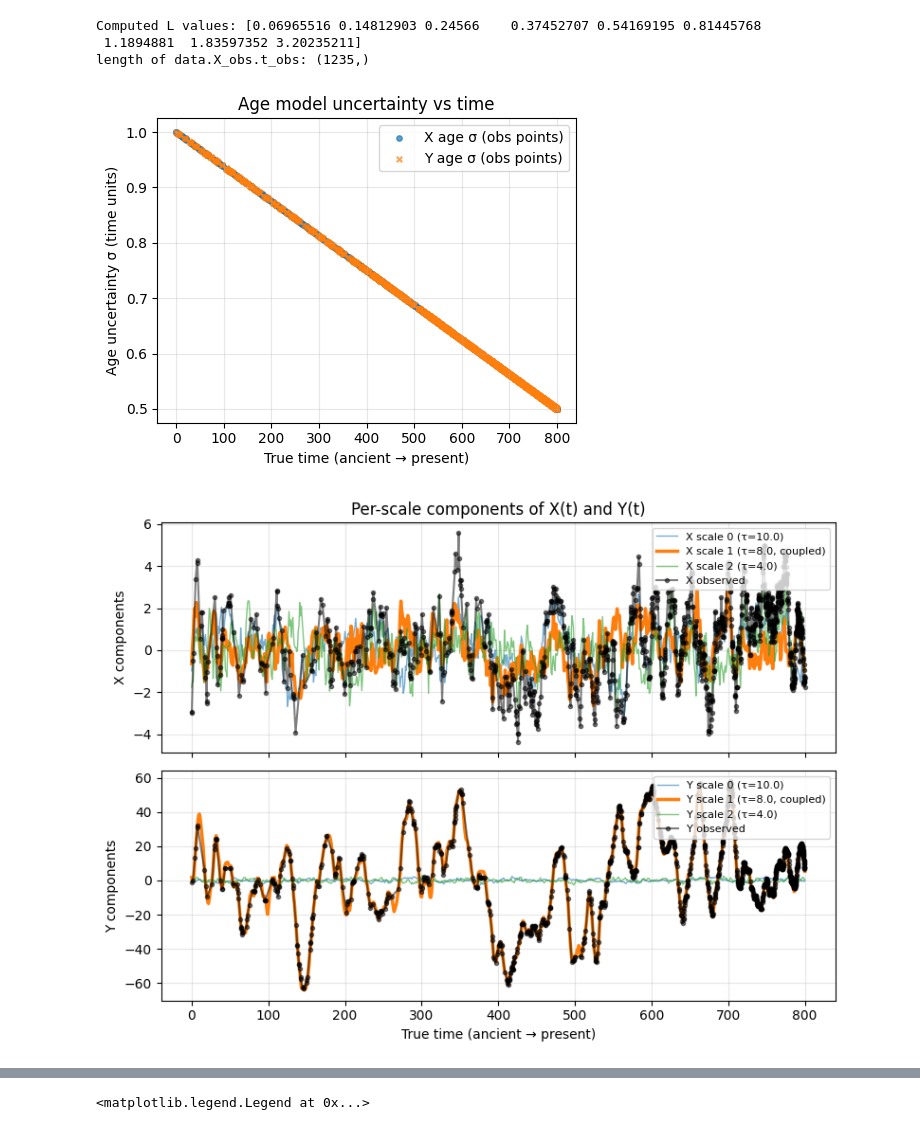
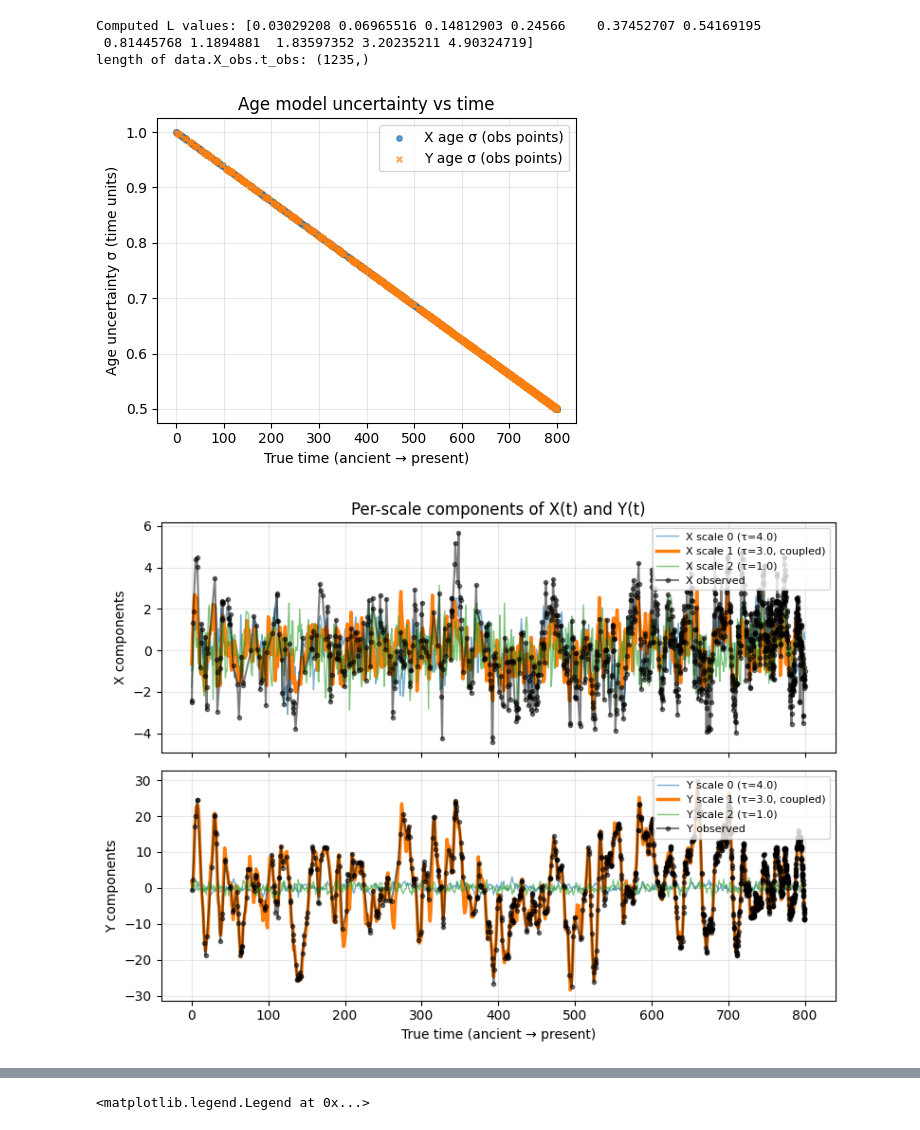
Before and after one commit to Peisong-Zheng/MISTE, a Jupyter notebook: test.ipynb, the cells around one changed output, grey strips where cells are left out. Cells and saved outputs as stored; diff of their text form; code cells hidden in the pictures.

```diff
--- a/test.ipynb
+++ b/test.ipynb
@@ -5,38 +5,38 @@ from MISTE import syn_data as sd
 
 import numpy as np
 
 import importlib
 importlib.reload(sd)
 importlib.reload(mc)
 
 # 1) Generate synthetic data
 data = sd.generate_miste_synthetic_data(
     t_min=0.0,
     t_max=800.0,
     dt_true=0.1,
-    tau_scales=(10.0, 8.0, 4),
+    tau_scales=(4, 3, 1.0),
     coupled_scale_index=1,
     coupling_strength=0.5,
     gap_old=2.0,
     gap_young=0.1,
     n_ensembles=100,
     random_state=123,
     sigma_old=1.0,
     sigma_young=0.5,
     if_plot=True,
 )
 
-L_values=mc.compute_gap_scales(data.X_obs.t_obs, data.Y_obs.t_obs)
+L_values=mc.compute_gap_scales(data.X_obs.t_obs, data.Y_obs.t_obs, quantiles=(0.05, 0.1, 0.2, 0.3, 0.4, 0.5, 0.6, 0.7, 0.8, 0.9, 0.95))
 print("Computed L values:", L_values)
 
 
 print("length of data.X_obs.t_obs:", np.shape(data.X_obs.t_obs))
 # %% [output]
-Computed L values: [0.06965516 0.14812903 0.24566    0.37452707 0.54169195 0.81445768
- 1.1894881  1.83597352 3.20235211]
+Computed L values: [0.03029208 0.06965516 0.14812903 0.24566    0.37452707 0.54169195
+ 0.81445768 1.1894881  1.83597352 3.20235211 4.90324719]
 length of data.X_obs.t_obs: (1235,)
 [figure]
-[figure, old version]
+[figure, new version]
 # %%
 from MISTE import miste_core as mc
 
```
Also changed, not shown: parts of 6 cells of this notebook, 3 other files.
